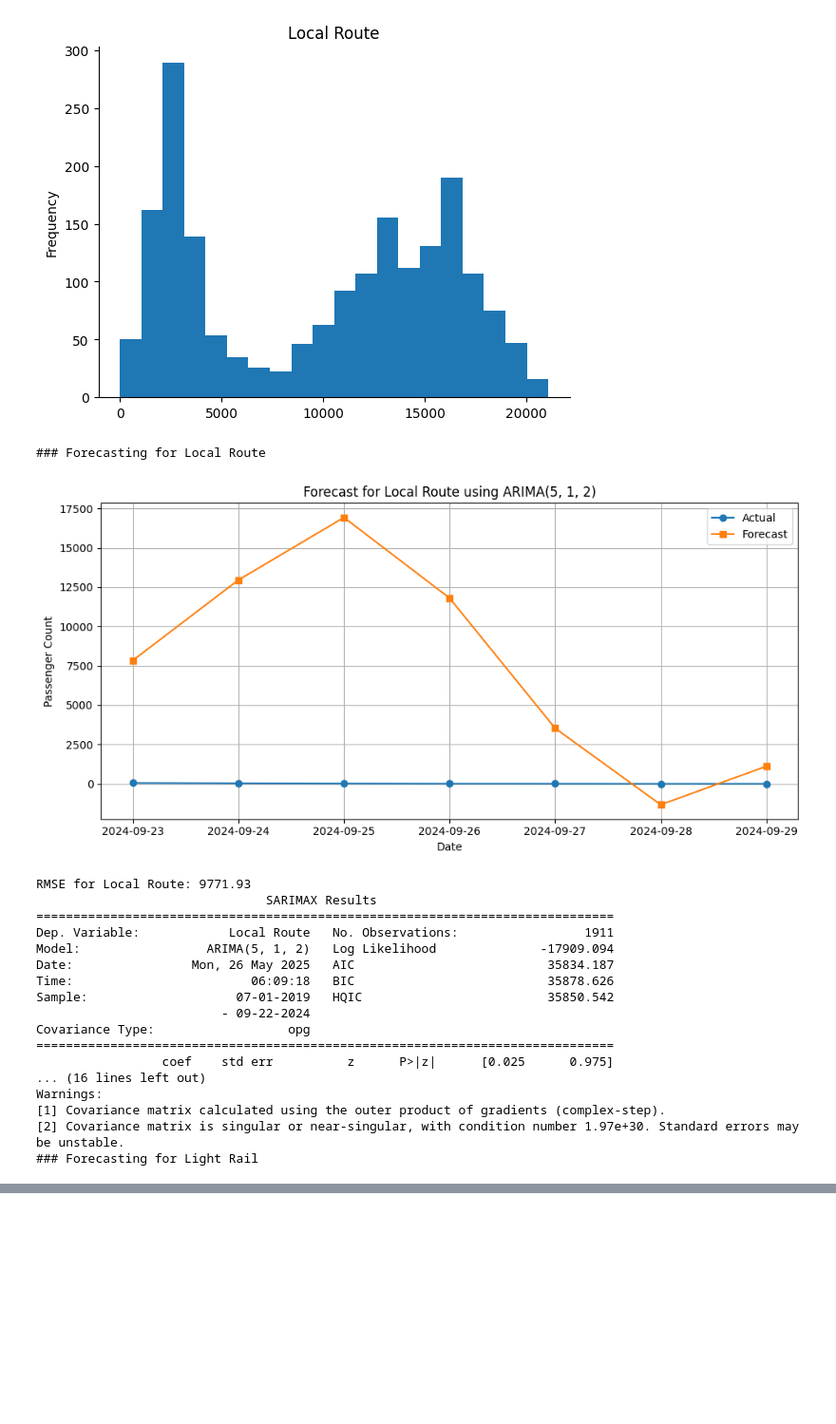
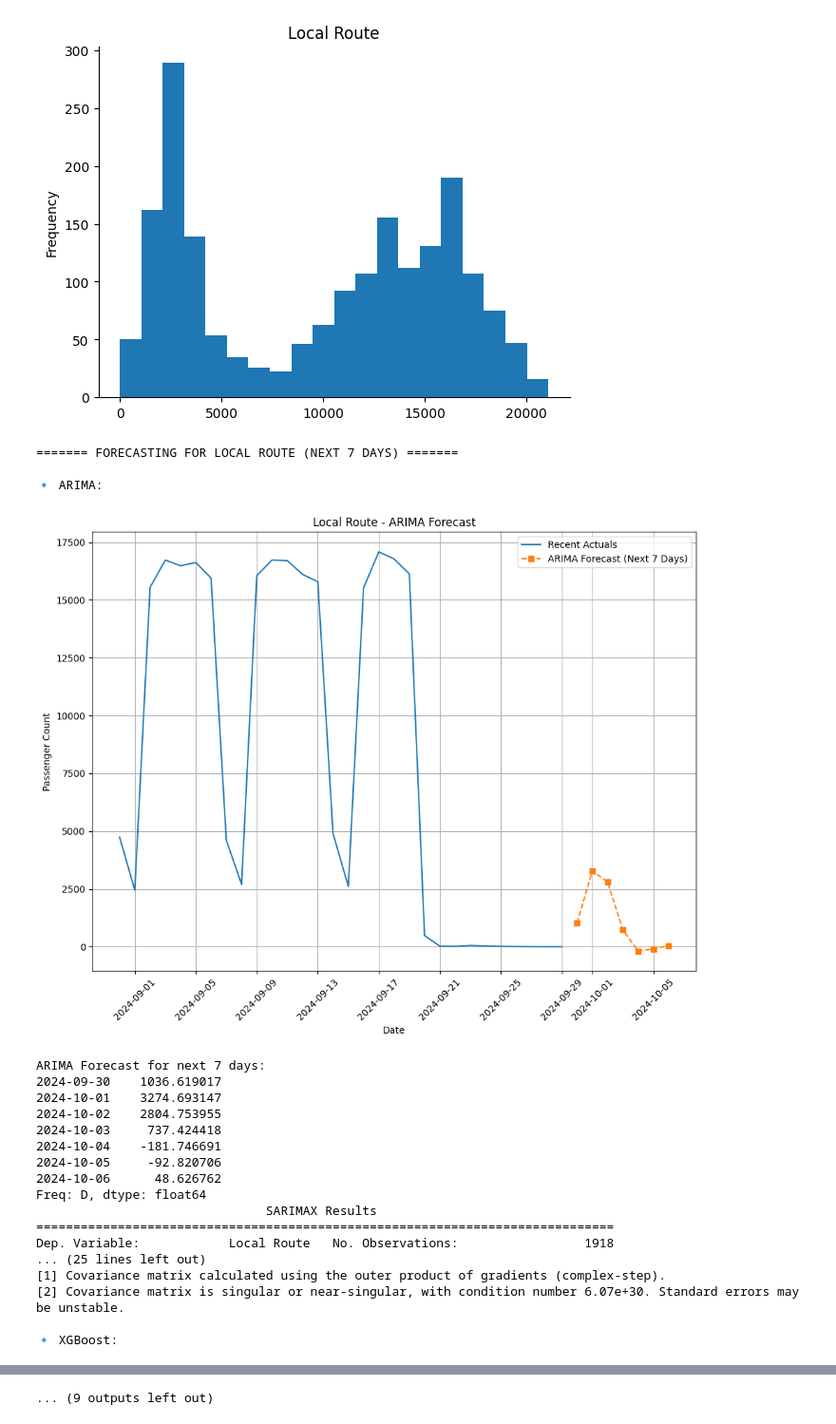
Before and after one commit to RashmikaRamkumar/kovai.co_DataAnalysis, a Jupyter notebook: forcasting.ipynb, the cells around one changed output, grey strips where cells are left out. Shown at 95% size. Cells and saved outputs as stored; diff of their text form; code cells hidden in the pictures; blank space fills up the shorter version.

```diff
--- a/forcasting.ipynb
+++ b/forcasting.ipynb
@@ -30,5 +59,5 @@ warnings.filterwarnings("ignore")
 # %%
-df = pd.read_csv(r'/content/Daily_Public_Transport_Passenger_Journeys_by_Service_Type_20250526.csv')
+df = pd.read_csv(r'D:\kovai.co\Daily_Public_Transport_Passenger_Journeys_by_Service_Type_20250526.csv')
 df.head()
 # %% [output]
 |  | Date | Local Route | Light Rail | Peak Service | Rapid Route | School | Other |
@@ -79,24 +124,22 @@ plt.gca().spines[['top', 'right',]].set_visible(False)
 # %%
-def forecast_arima(series, steps=7, order=(5, 1, 2)):
-    train = series[:-steps]
-    test = series[-steps:]
-    model = ARIMA(train, order=order)
-    fitted_model = model.fit()
-    forecast = fitted_model.forecast(steps=steps)
+def forecast_arima_future(series, future_dates, order=(5, 1, 2)):
+    model = ARIMA(series, order=order)
+    fitted = model.fit()
+    forecast = fitted.forecast(steps=len(future_dates))
 
-    # Plot
-    plt.figure(figsize=(10, 5))
-    plt.plot(test.index, test.values, label='Actual', marker='o')
-    plt.plot(test.index, forecast, label='Forecast', marker='s')
-    plt.title(f"Forecast for {series.name} using ARIMA{order}")
+    plt.figure(figsize=(10, 8))
+    plt.plot(series.index[-30:], series.values[-30:], label="Recent Actuals") # Plot recent actuals for context
+    plt.plot(future_dates, forecast, label="ARIMA Forecast (Next 7 Days)", marker='s', linestyle='--')
+    plt.title(f"{series.name} - ARIMA Forecast")
     plt.xlabel("Date")
     plt.ylabel("Passenger Count")
     plt.legend()
-    plt.grid(True)
+    plt.grid()
+
+    plt.xticks(rotation=45)
     plt.tight_layout()
+
     plt.show()
 
-    mse = mean_squared_error(test, forecast)
-    rmse = np.sqrt(mse)
-    print(f"RMSE for {series.name}: {rmse:.2f}")
-    return fitted_model.summary()
+    print(f"ARIMA Forecast for next 7 days:\n{pd.Series(forecast.values, index=future_dates)}")
+    return fitted.summary()
@@ -103,29 +185,35 @@ def forecast_arima(series, steps=7, order=(5, 1, 2)):
 # %%
-# List of fields to forecast
 fields = ['Local Route', 'Light Rail', 'Peak Service', 'Rapid Route', 'School']
 
-# Forecast and summarize
 for field in fields:
-    print(f"### Forecasting for {field}")
-    summary = forecast_arima(df[field].dropna())
+    print(f"\n======= FORECASTING FOR {field.upper()} (NEXT 7 DAYS) =======")
+    series = df[field].dropna()
+
+    print("\n🔹 ARIMA:")
+    summary = forecast_arima_future(series, future_dates)
     print(summary)
+
+    print("\n🔹 XGBoost:")
+    forecast_xgb_future(series, future_dates)
 # %% [output]
-### Forecasting for Local Route
+======= FORECASTING FOR LOCAL ROUTE (NEXT 7 DAYS) =======
+
+🔹 ARIMA:
-[figure, old version]
+[figure, new version]
-RMSE for Local Route: 9771.93
+ARIMA Forecast for next 7 days:
+2024-09-30    1036.619017
+2024-10-01    3274.693147
+2024-10-02    2804.753955
+2024-10-03     737.424418
+2024-10-04    -181.746691
+2024-10-05     -92.820706
+2024-10-06      48.626762
+Freq: D, dtype: float64
                                SARIMAX Results
 ==============================================================================
-Dep. Variable:            Local Route   No. Observations:                 1911
-Model:                 ARIMA(5, 1, 2)   Log Likelihood              -17909.094
-Date:                Mon, 26 May 2025   AIC                          35834.187
-Time:                        06:09:18   BIC                          35878.626
-Sample:                    07-01-2019   HQIC                         35850.542
-                         - 09-22-2024
-Covariance Type:                  opg
-==============================================================================
-                 coef    std err          z      P>|z|      [0.025      0.975]
-... (16 lines left out)
-Warnings:
+Dep. Variable:            Local Route   No. Observations:                 1918
+... (25 lines left out)
 [1] Covariance matrix calculated using the outer product of gradients (complex-step).
-[2] Covariance matrix is singular or near-singular, with condition number 1.97e+30. Standard errors may be unstable.
-### Forecasting for Light Rail
+[2] Covariance matrix is singular or near-singular, with condition number 6.07e+30. Standard errors may be unstable.
+
+🔹 XGBoost:
@@ -203,0 +285 @@ Warnings:
+... (9 outputs left out)
```
Also changed, not shown: parts of 11 cells of this notebook, 1 other file.
